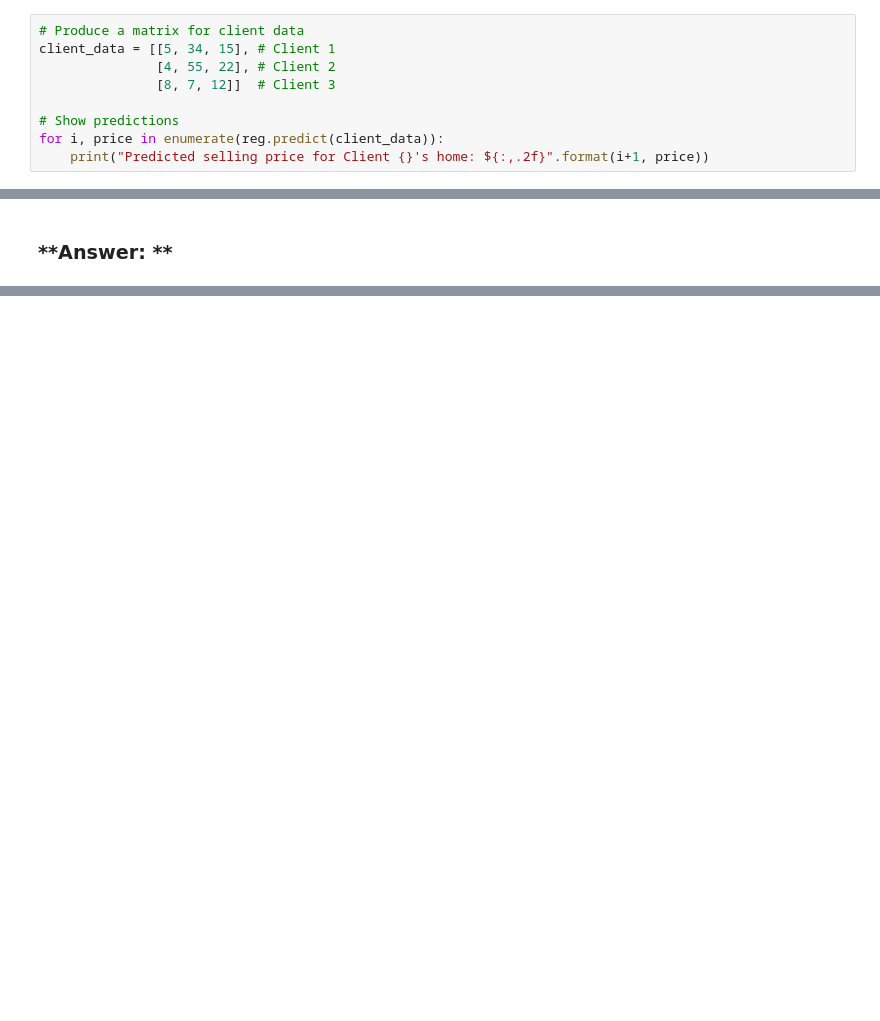
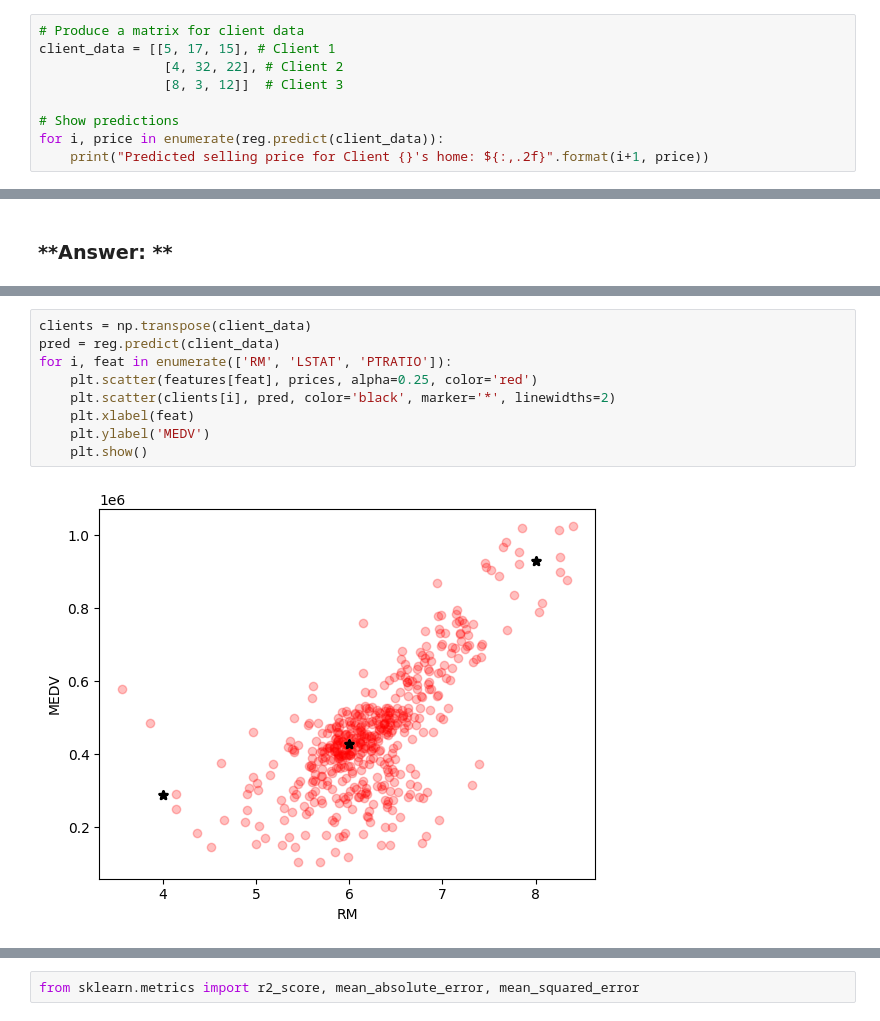
Before and after one commit to Hazem-Amr/GIZ4_AIS2_S1_Ml, a Jupyter notebook: src/ML/1st_final_project/p1/boston_housing.ipynb, the cells around one changed output, grey strips where cells are left out. Cells and saved outputs as stored; diff of their text form; blank space fills up the shorter version.

Commit message:
feat: Add initial data exploration and model setup notebooks for the Boston Housing Prices prediction project.

```diff
--- a/src/ML/1st_final_project/p1/boston_housing.ipynb
+++ b/src/ML/1st_final_project/p1/boston_housing.ipynb
@@ -561,9 +581,9 @@ Imagine that you were a real estate agent in the Boston area looking to use this
 Run the code block below to have your optimized model make predictions for each client's home.
 # %%
 # Produce a matrix for client data
-client_data = [[5, 34, 15], # Client 1
-               [4, 55, 22], # Client 2
-               [8, 7, 12]]  # Client 3
+client_data = [[5, 17, 15], # Client 1
+                [4, 32, 22], # Client 2
+                [8, 3, 12]]  # Client 3
 
 # Show predictions
 for i, price in enumerate(reg.predict(client_data)):
@@ -572,0 +605,11 @@ for i, price in enumerate(reg.predict(client_data)):
+# %%
+clients = np.transpose(client_data)
+pred = reg.predict(client_data)
+for i, feat in enumerate(['RM', 'LSTAT', 'PTRATIO']):
+    plt.scatter(features[feat], prices, alpha=0.25, color='red')
+    plt.scatter(clients[i], pred, color='black', marker='*', linewidths=2)
+    plt.xlabel(feat)
+    plt.ylabel('MEDV')
+    plt.show()
+# %% [output]
+[figure, added]
@@ -572,0 +618,2 @@ for i, price in enumerate(reg.predict(client_data)):
+# %%
+from sklearn.metrics import r2_score, mean_absolute_error, mean_squared_error
```
Also changed, not shown: parts of 13 cells of this notebook, 1 other file.
